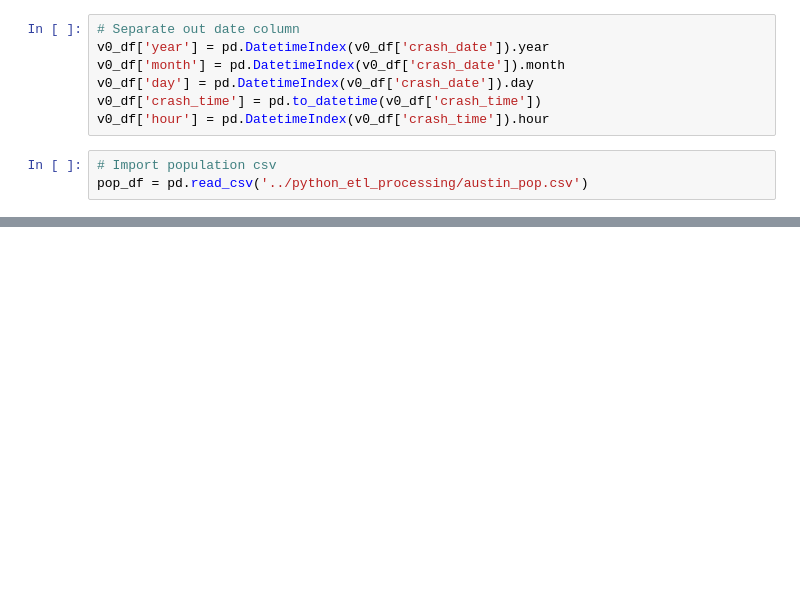
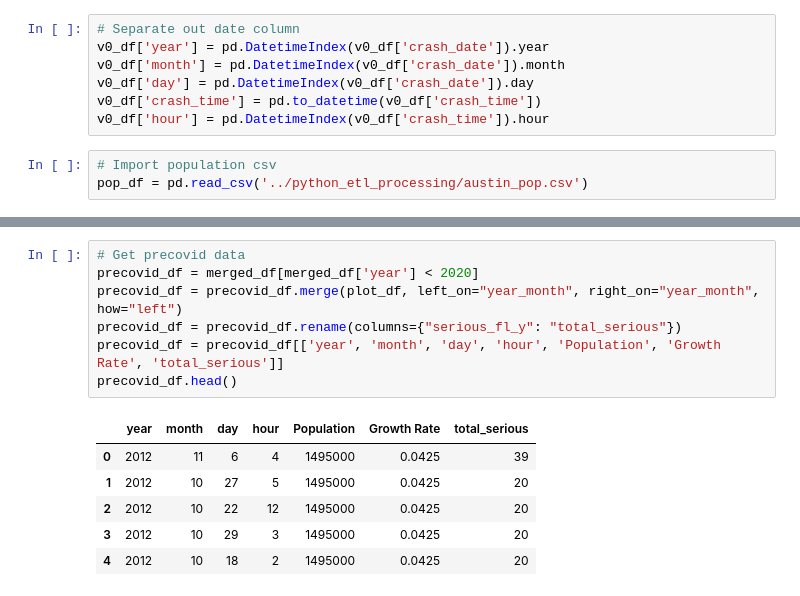
Before and after one commit to jcaraway-na/final_project_VEJ_S, a Jupyter notebook: python_ml_environment/ml_attempt_three.ipynb, the cells around one changed output, grey strips where cells are left out. Drawn from its saved outputs; the diff is of its cells as text; blank space fills up the shorter version.

```diff
--- a/python_ml_environment/ml_attempt_three.ipynb
+++ b/python_ml_environment/ml_attempt_three.ipynb
@@ -63,0 +64,14 @@ plot_df.plot()
+# %%
+# Get precovid data
+precovid_df = merged_df[merged_df['year'] < 2020]
+precovid_df = precovid_df.merge(plot_df, left_on="year_month", right_on="year_month", how="left")
+precovid_df = precovid_df.rename(columns={"serious_fl_y": "total_serious"})
+precovid_df = precovid_df[['year', 'month', 'day', 'hour', 'Population', 'Growth Rate', 'total_serious']]
+precovid_df.head()
+# %% [output]
+|  | year | month | day | hour | Population | Growth Rate | total_serious |
+| 0 | 2012 | 11 | 6 | 4 | 1495000 | 0.0425 | 39 |
+| 1 | 2012 | 10 | 27 | 5 | 1495000 | 0.0425 | 20 |
+| 2 | 2012 | 10 | 22 | 12 | 1495000 | 0.0425 | 20 |
+| 3 | 2012 | 10 | 29 | 3 | 1495000 | 0.0425 | 20 |
+| 4 | 2012 | 10 | 18 | 2 | 1495000 | 0.0425 | 20 |
```
Also changed, not shown: parts of 8 cells of this notebook.
